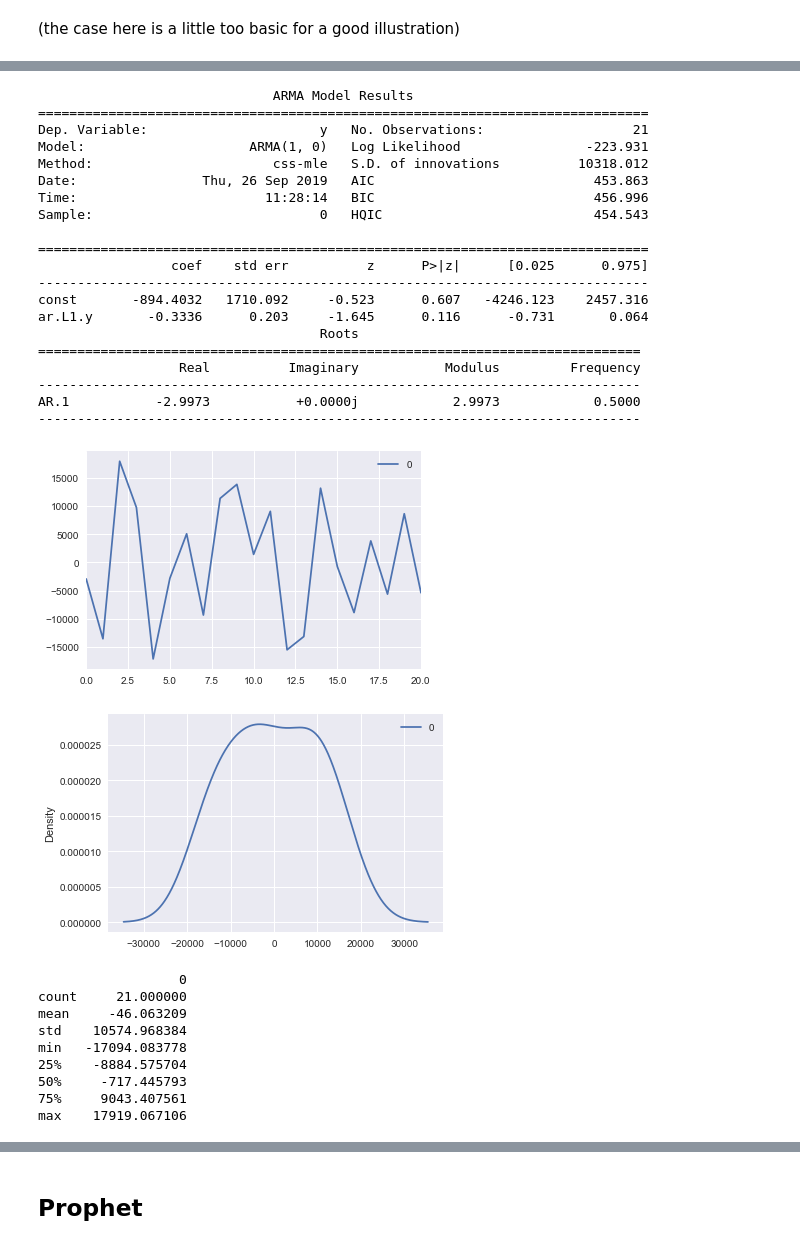
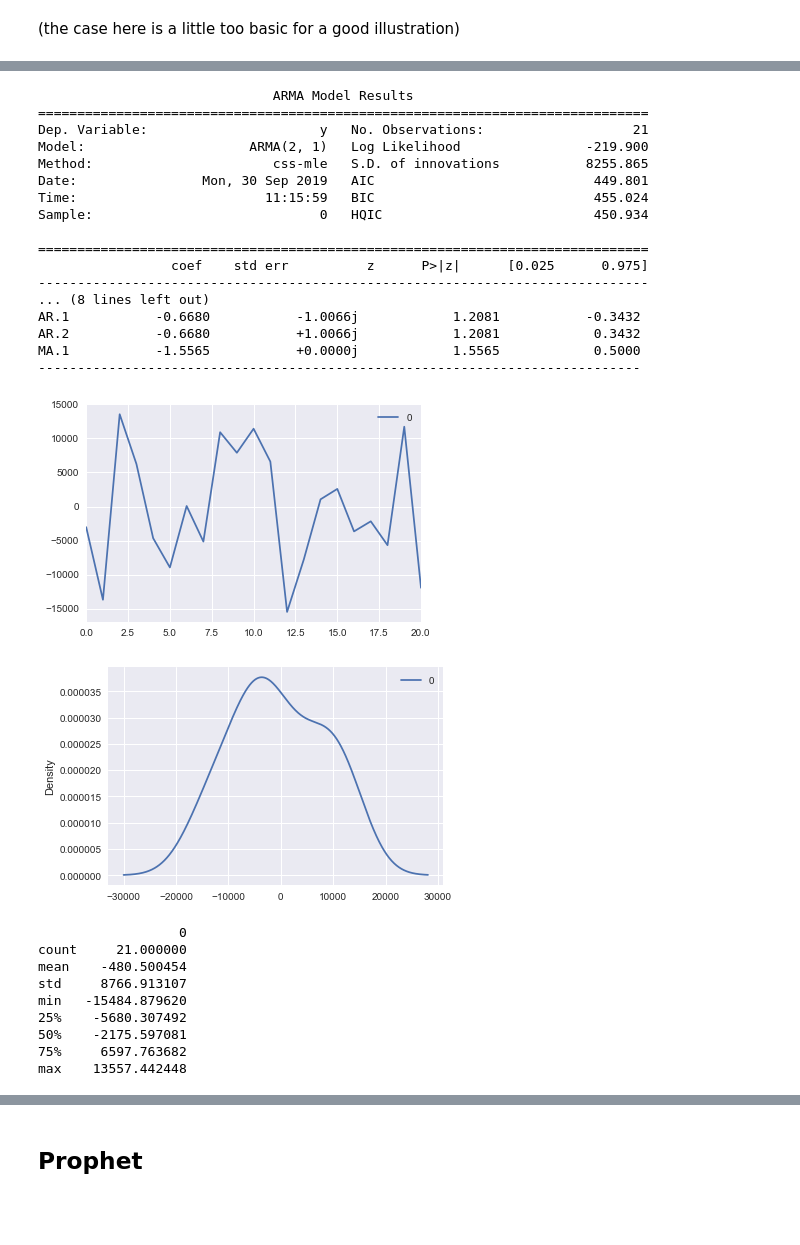
Before and after one commit to benjamin-assel/Deep-learning, a Jupyter notebook: Future Sales/Future Sales.ipynb, the cells around one changed output, grey strips where cells are left out. Drawn from its saved outputs; the diff is of its cells as text; code cells hidden in the pictures; blank space fills up the shorter version.

```diff
--- a/Future Sales/Future Sales.ipynb
+++ b/Future Sales/Future Sales.ipynb
@@ -487,48 +498,45 @@ plt.show()
 from statsmodels.tsa.arima_model import ARIMA
 # %%
 # fit model
-model = ARIMA(ts_station, order=(1,0,0))
+model = ARIMA(ts_station, order=(2,0,1))
 model_fit = model.fit(disp=0)
 print(model_fit.summary())
 # plot residual errors
 residuals = pd.DataFrame(model_fit.resid)
 residuals.plot()
 plt.show()
 residuals.plot(kind='kde')
 plt.show()
 print(residuals.describe())
 # %% [output]
                               ARMA Model Results
 ==============================================================================
 Dep. Variable:                      y   No. Observations:                   21
-Model:                     ARMA(1, 0)   Log Likelihood                -223.931
-Method:                       css-mle   S.D. of innovations          10318.012
-Date:                Thu, 26 Sep 2019   AIC                            453.863
-Time:                        11:28:14   BIC                            456.996
-Sample:                             0   HQIC                           454.543
+Model:                     ARMA(2, 1)   Log Likelihood                -219.900
+Method:                       css-mle   S.D. of innovations           8255.865
+Date:                Mon, 30 Sep 2019   AIC                            449.801
+Time:                        11:15:59   BIC                            455.024
+Sample:                             0   HQIC                           450.934
 
 ==============================================================================
                  coef    std err          z      P>|z|      [0.025      0.975]
 ------------------------------------------------------------------------------
-const       -894.4032   1710.092     -0.523      0.607   -4246.123    2457.316
-ar.L1.y       -0.3336      0.203     -1.645      0.116      -0.731       0.064
-                                    Roots
-=============================================================================
-                  Real          Imaginary           Modulus         Frequency
+... (8 lines left out)
+AR.1           -0.6680           -1.0066j            1.2081           -0.3432
+AR.2           -0.6680           +1.0066j            1.2081            0.3432
+MA.1           -1.5565           +0.0000j            1.5565            0.5000
 -----------------------------------------------------------------------------
-AR.1           -2.9973           +0.0000j            2.9973            0.5000
------------------------------------------------------------------------------
-[figure, old version]
+[figure, new version]
-[figure, old version]
+[figure, new version]
                   0
 count     21.000000
-mean     -46.063209
-std    10574.968384
-min   -17094.083778
-25%    -8884.575704
-50%     -717.445793
-75%     9043.407561
-max    17919.067106
+mean    -480.500454
+std     8766.913107
+min   -15484.879620
+25%    -5680.307492
+50%    -2175.597081
+75%     6597.763682
+max    13557.442448
 # %%
 # Predictions for total future sales
 num_pred = 6
```
Also changed, not shown: parts of 5 cells of this notebook.
